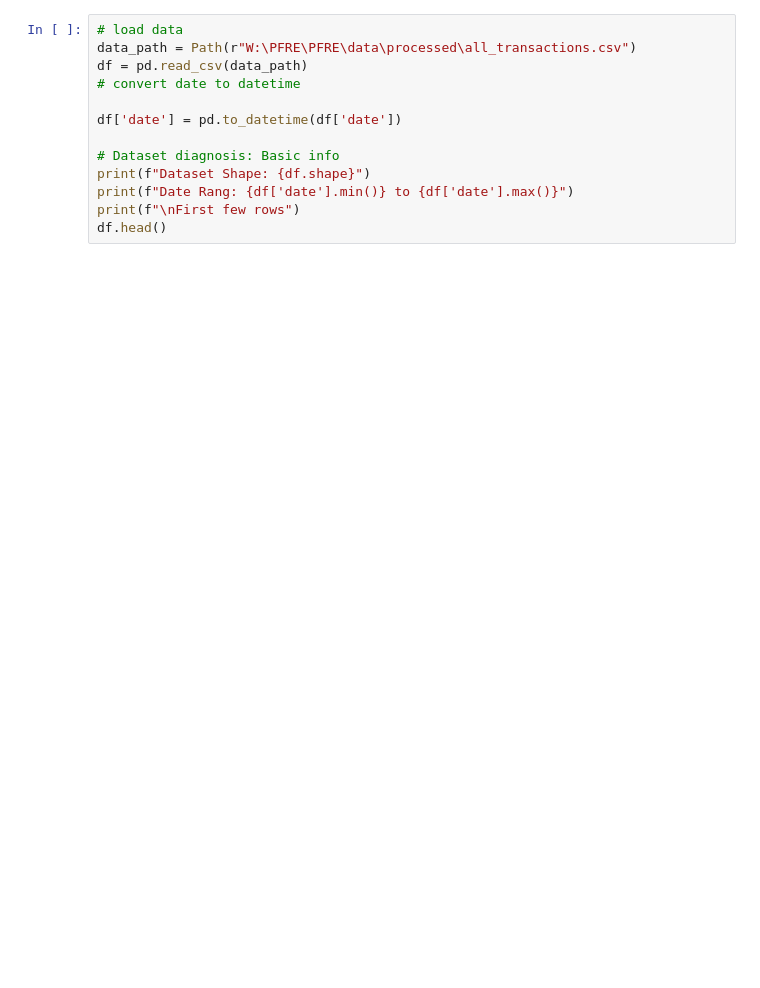
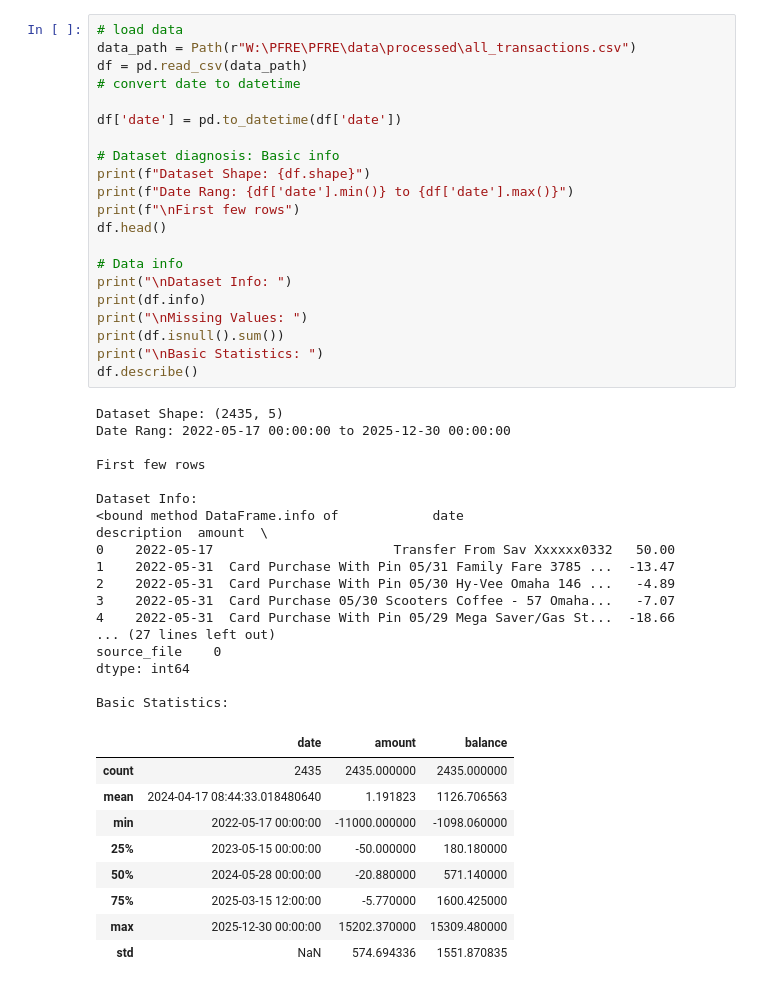
Before and after one commit to pndungutse2/PFRE, a Jupyter notebook: notebooks/exploratory_analysis.ipynb, the cells around one changed output. Saved outputs shown, nothing was run; the diff lists cells and outputs as text; blank space fills up the shorter version.

```diff
--- a/notebooks/exploratory_analysis.ipynb
+++ b/notebooks/exploratory_analysis.ipynb
@@ -38,13 +36,48 @@ sns.set_palette('husl')
 # %%
 # load data
 data_path = Path(r"W:\PFRE\PFRE\data\processed\all_transactions.csv")
 df = pd.read_csv(data_path)
 # convert date to datetime
 
 df['date'] = pd.to_datetime(df['date'])
 
 # Dataset diagnosis: Basic info
 print(f"Dataset Shape: {df.shape}")
 print(f"Date Rang: {df['date'].min()} to {df['date'].max()}")
 print(f"\nFirst few rows")
 df.head()
+
+# Data info
+print("\nDataset Info: ")
+print(df.info)
+print("\nMissing Values: ")
+print(df.isnull().sum())
+print("\nBasic Statistics: ")
+df.describe()
+# %% [output]
+Dataset Shape: (2435, 5)
+Date Rang: 2022-05-17 00:00:00 to 2025-12-30 00:00:00
+
+First few rows
+
+Dataset Info:
+<bound method DataFrame.info of            date                                        description  amount  \
+0    2022-05-17                       Transfer From Sav Xxxxxx0332   50.00
+1    2022-05-31  Card Purchase With Pin 05/31 Family Fare 3785 ...  -13.47
+2    2022-05-31  Card Purchase With Pin 05/30 Hy-Vee Omaha 146 ...   -4.89
+3    2022-05-31  Card Purchase 05/30 Scooters Coffee - 57 Omaha...   -7.07
+4    2022-05-31  Card Purchase With Pin 05/29 Mega Saver/Gas St...  -18.66
+... (27 lines left out)
+source_file    0
+dtype: int64
+
+Basic Statistics:
+|  | date | amount | balance |
+| count | 2435 | 2435.000000 | 2435.000000 |
+| mean | 2024-04-17 08:44:33.018480640 | 1.191823 | 1126.706563 |
+| min | 2022-05-17 00:00:00 | -11000.000000 | -1098.060000 |
+| 25% | 2023-05-15 00:00:00 | -50.000000 | 180.180000 |
+| 50% | 2024-05-28 00:00:00 | -20.880000 | 571.140000 |
+| 75% | 2025-03-15 12:00:00 | -5.770000 | 1600.425000 |
+| max | 2025-12-30 00:00:00 | 15202.370000 | 15309.480000 |
+| std | NaN | 574.694336 | 1551.870835 |
```
Also changed, not shown: parts of 9 cells of this notebook.
